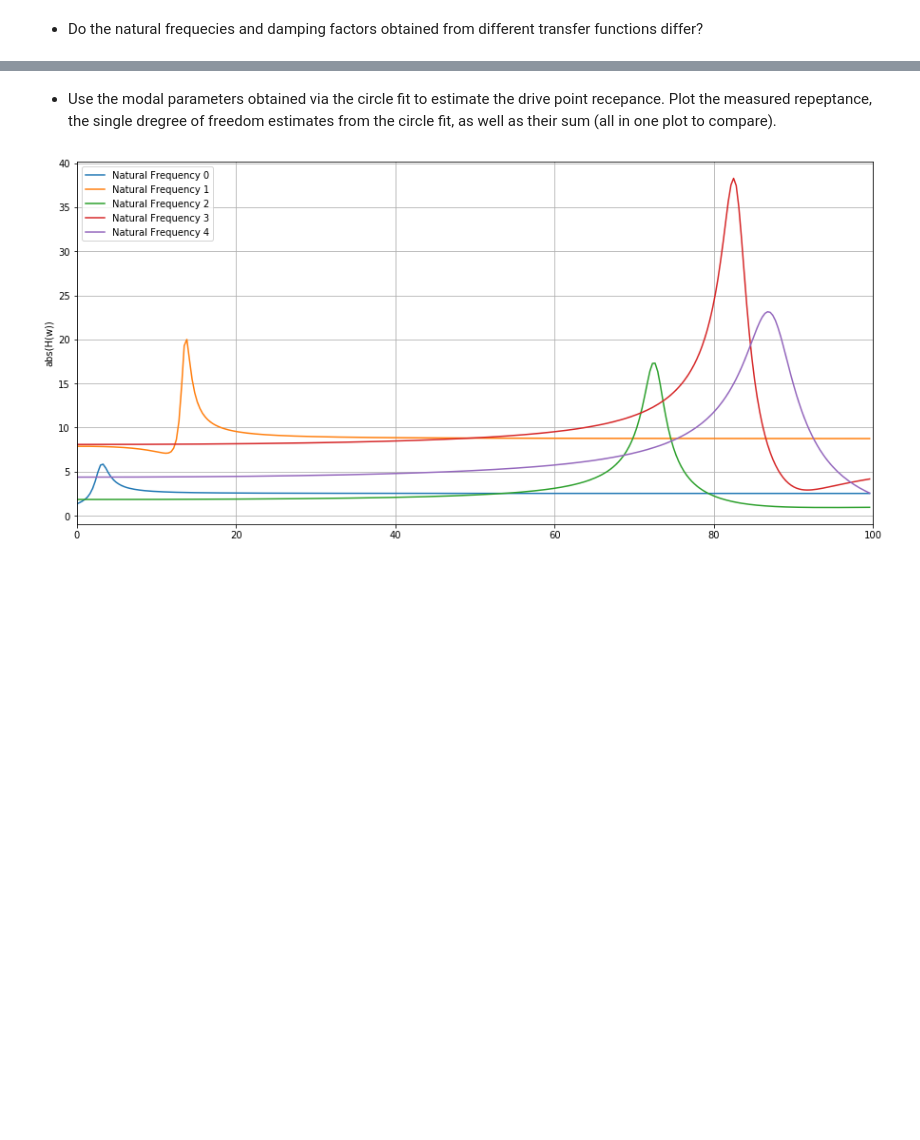
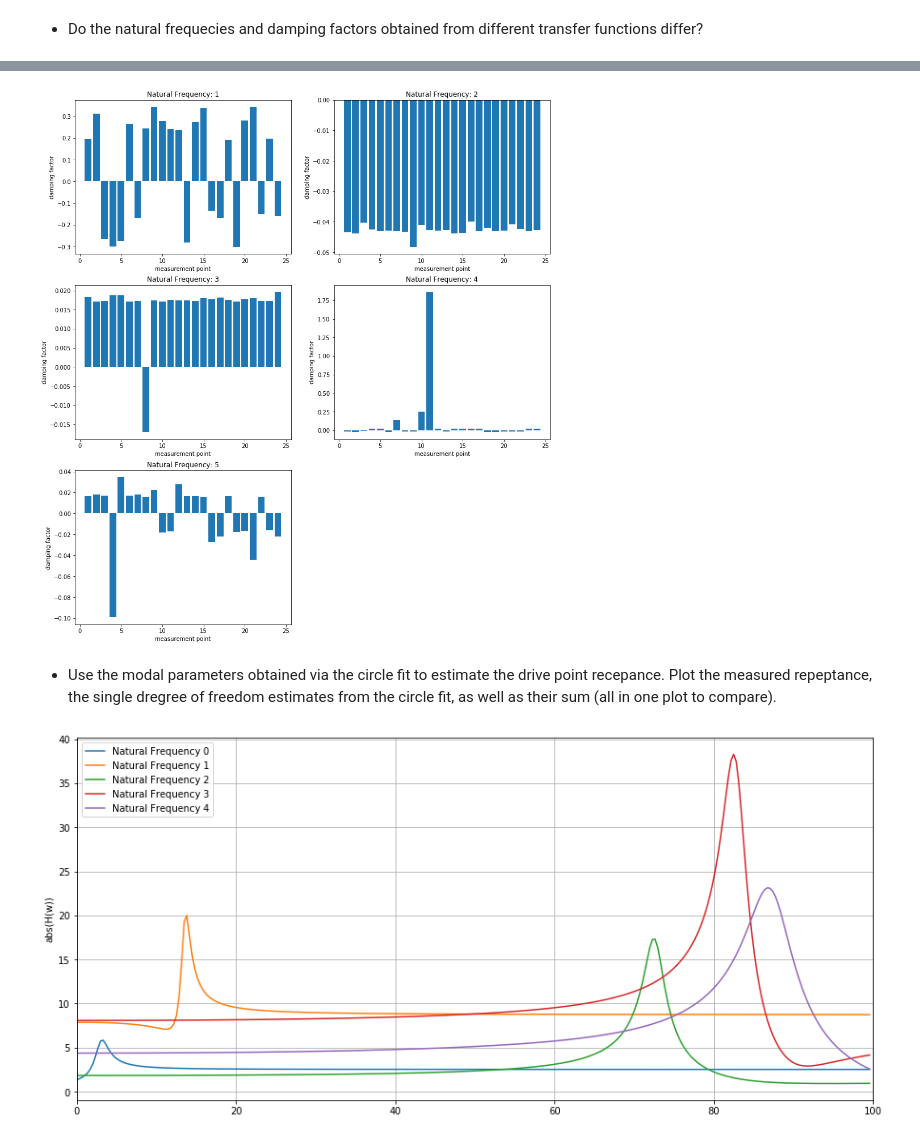
Before and after one commit to phmandl/modalanalyse, a Jupyter notebook: HW5/Max/5_IdentificationMethods_template.ipynb, the cells around one changed output, grey strips where cells are left out. Drawn from its saved outputs; the diff is of its cells as text; code cells hidden in the pictures; blank space fills up the shorter version.

```diff
--- a/HW5/Max/5_IdentificationMethods_template.ipynb
+++ b/HW5/Max/5_IdentificationMethods_template.ipynb
@@ -802,3 +942,47 @@ Modal Constant:  (102.8056914815967+328.2898298759721j)
+# %%
+# Plot wks
+index = np.arange(1,25)
+
+plt.figure(figsize = [15,17])
+
+plt.subplot(3,2,1)
+plt.bar(index, zeta_k_all[0,:])
+plt.xlabel('measurement point')
+plt.ylabel('damping factor')
+plt.title('Natural Frequency: 1')
+# plt.yscale('log')
+
+plt.subplot(3,2,2)
+plt.bar(index, zeta_k_all[1,:])
+plt.xlabel('measurement point')
+plt.ylabel('damping factor')
+plt.title('Natural Frequency: 2')
+# plt.yscale('log')
+
+plt.subplot(3,2,3)
+plt.bar(index, zeta_k_all[2,:])
+plt.xlabel('measurement point')
+plt.ylabel('damping factor')
+plt.title('Natural Frequency: 3')
+# plt.yscale('log')
+
+plt.subplot(3,2,4)
+plt.bar(index, zeta_k_all[3,:])
+plt.xlabel('measurement point')
+plt.ylabel('damping factor')
+plt.title('Natural Frequency: 4')
+# plt.yscale('log')
+
+plt.subplot(3,2,5)
+plt.bar(index, zeta_k_all[4,:])
+plt.xlabel('measurement point')
+plt.ylabel('damping factor')
+plt.title('Natural Frequency: 5')
+# plt.yscale('log')
+
+plt.show()
+# %% [output]
+[figure, added]
 # %% [markdown]
 * Use the modal parameters obtained via the circle fit to estimate the drive point recepance. Plot the measured repeptance, the single dregree of freedom estimates from the circle fit, as well as their sum (all in one plot to compare).
 # %%
```
Also changed, not shown: parts of 19 cells of this notebook.
